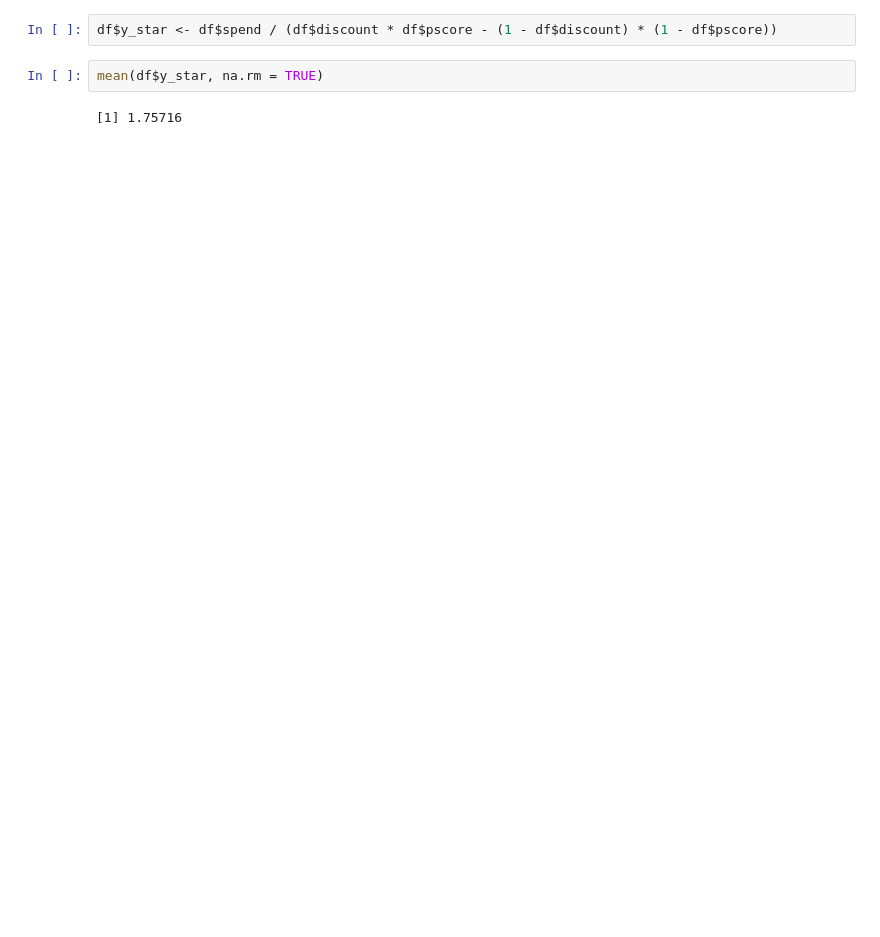
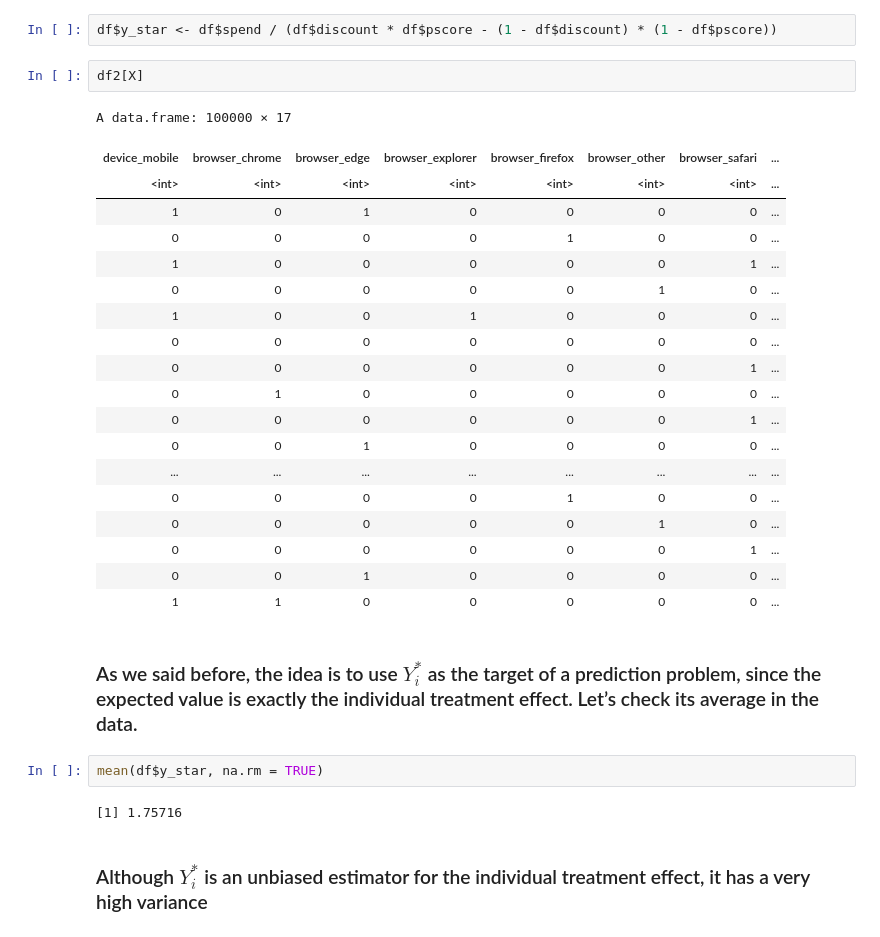
Before and after one commit to d2cml-ai/CausalAI-Course, a Jupyter notebook: Labs/PD/PD10/R.ipynb, the cells around one changed output. Cells and saved outputs as stored; diff of their text form; blank space fills up the shorter version.

```diff
--- a/Labs/PD/PD10/R.ipynb
+++ b/Labs/PD/PD10/R.ipynb
@@ -79,7 +139,33 @@ Warning message:
 # %%
 df$y_star <- df$spend / (df$discount * df$pscore - (1 - df$discount) * (1 - df$pscore))
+# %%
+df2[X]
+# %% [output]
+A data.frame: 100000 × 17
+| device_mobile | browser_chrome | browser_edge | browser_explorer | browser_firefox | browser_other | browser_safari | ... |
+| <int> | <int> | <int> | <int> | <int> | <int> | <int> | ... |
+| 1 | 0 | 1 | 0 | 0 | 0 | 0 | ... |
+| 0 | 0 | 0 | 0 | 1 | 0 | 0 | ... |
+| 1 | 0 | 0 | 0 | 0 | 0 | 1 | ... |
+| 0 | 0 | 0 | 0 | 0 | 1 | 0 | ... |
+| 1 | 0 | 0 | 1 | 0 | 0 | 0 | ... |
+| 0 | 0 | 0 | 0 | 0 | 0 | 0 | ... |
+| 0 | 0 | 0 | 0 | 0 | 0 | 1 | ... |
+| 0 | 1 | 0 | 0 | 0 | 0 | 0 | ... |
+| 0 | 0 | 0 | 0 | 0 | 0 | 1 | ... |
+| 0 | 0 | 1 | 0 | 0 | 0 | 0 | ... |
+| ... | ... | ... | ... | ... | ... | ... | ... |
+| 0 | 0 | 0 | 0 | 1 | 0 | 0 | ... |
+| 0 | 0 | 0 | 0 | 0 | 1 | 0 | ... |
+| 0 | 0 | 0 | 0 | 0 | 0 | 1 | ... |
+| 0 | 0 | 1 | 0 | 0 | 0 | 0 | ... |
+| 1 | 1 | 0 | 0 | 0 | 0 | 0 | ... |
+# %% [markdown]
+### As we said before, the idea is to use $Y_i^*$ as the target of a prediction problem, since the expected value is exactly the individual treatment effect. Let’s check its average in the data.
 # %%
 mean(df$y_star, na.rm = TRUE)
 # %% [output]
 [1] 1.75716
+# %% [markdown]
+### Although $Y_i^*$ is an unbiased estimator for the individual treatment effect, it has a very high variance
 # %%
```
Also changed, not shown: parts of 38 cells of this notebook, 3 other files.
